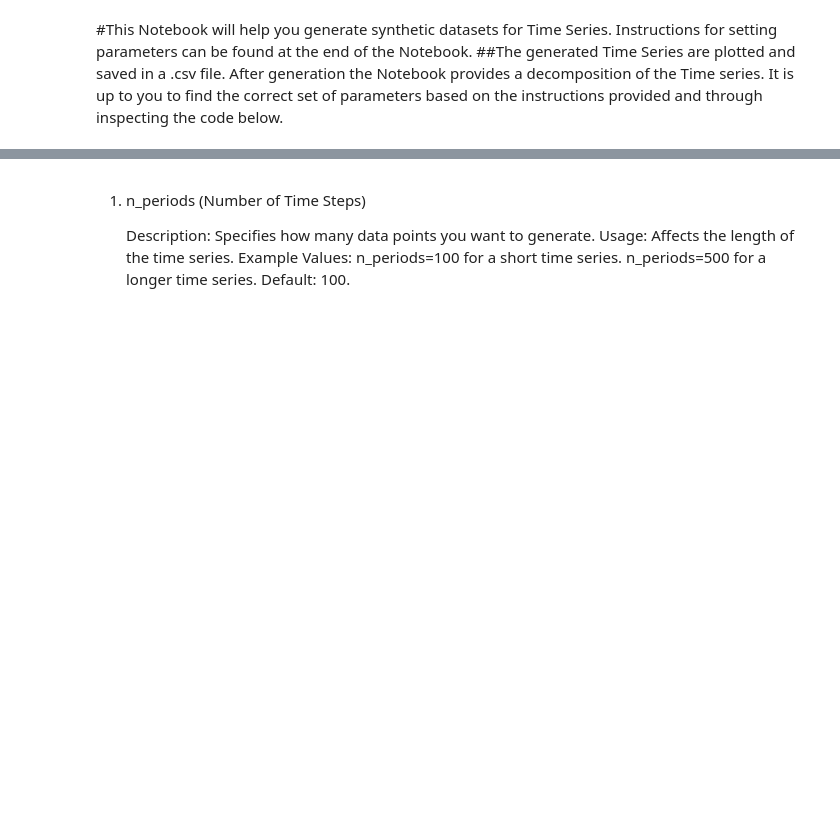
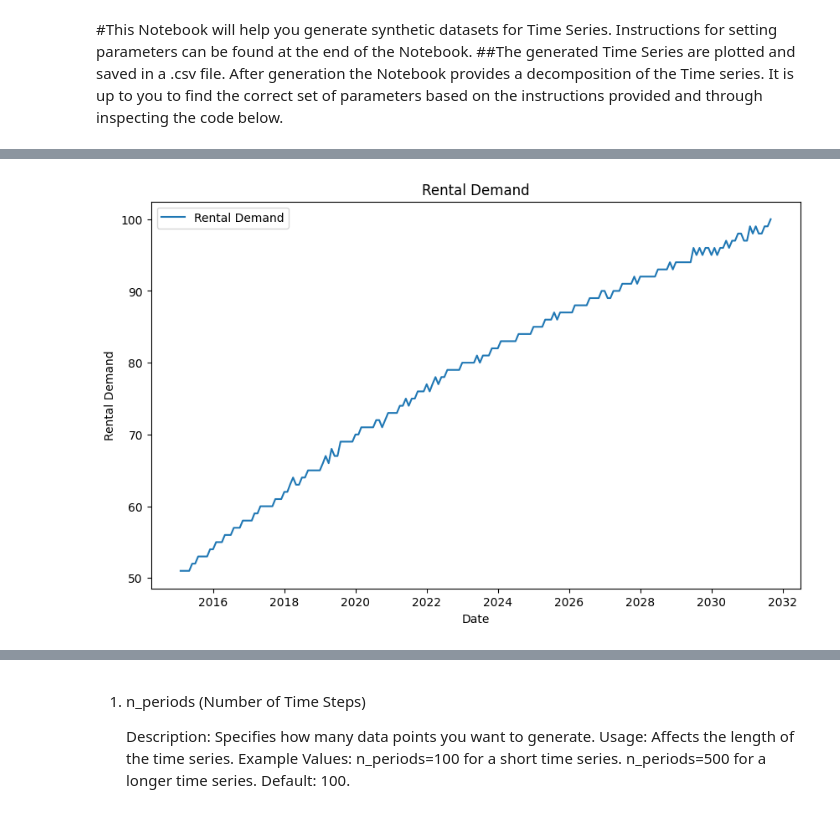
Before and after one commit to ovieimara/ITNPBD4, a Jupyter notebook: TS_generation.ipynb, the cells around one changed output, grey strips where cells are left out. Cells and saved outputs as stored; diff of their text form; code cells hidden in the pictures; blank space fills up the shorter version.

```diff
--- a/TS_generation.ipynb
+++ b/TS_generation.ipynb
@@ -108,0 +333,10 @@ decompose_time_series(df)
+# %%
+plt.figure(figsize=(10, 6))
+plt.plot(df[y_col], label="Rental Demand")
+plt.title("Rental Demand")
+plt.xlabel("Date")
+plt.ylabel("Rental Demand")
+plt.legend()
+plt.show()
+# %% [output]
+[figure, added]
```
Also changed, not shown: parts of 13 cells of this notebook.
